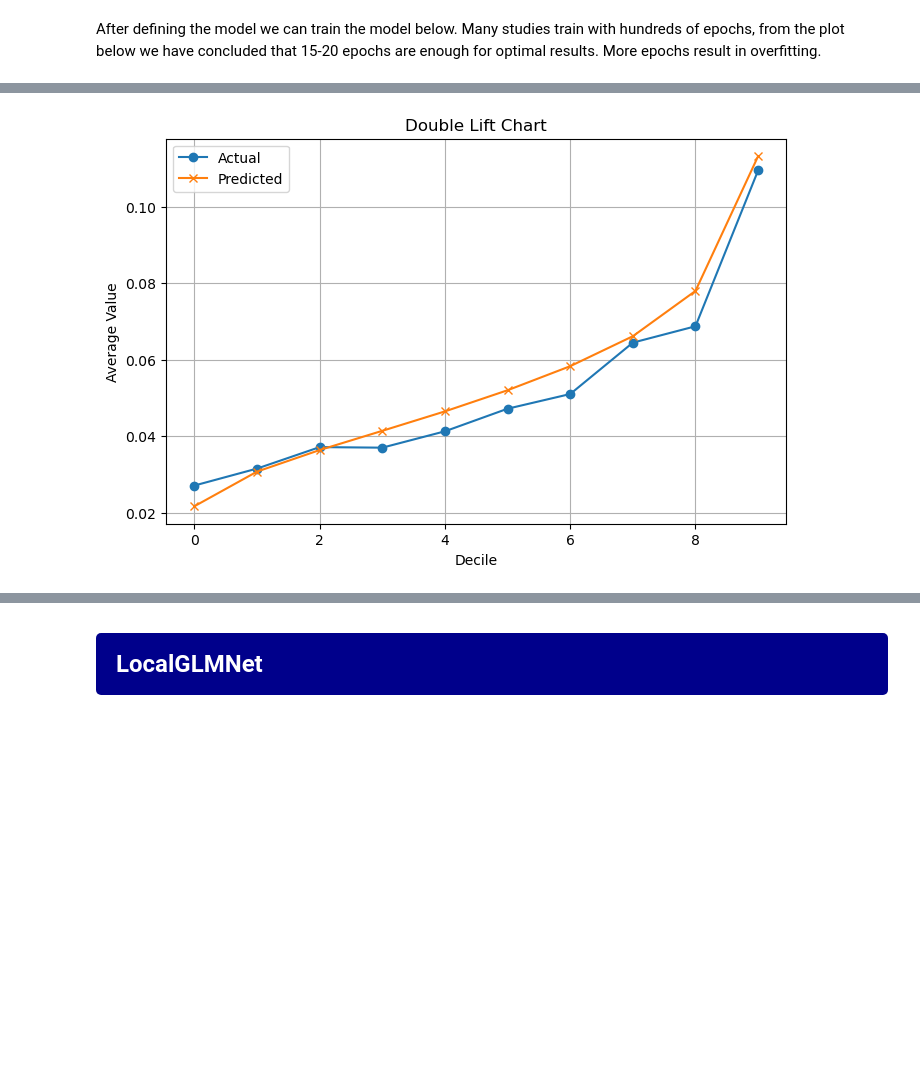
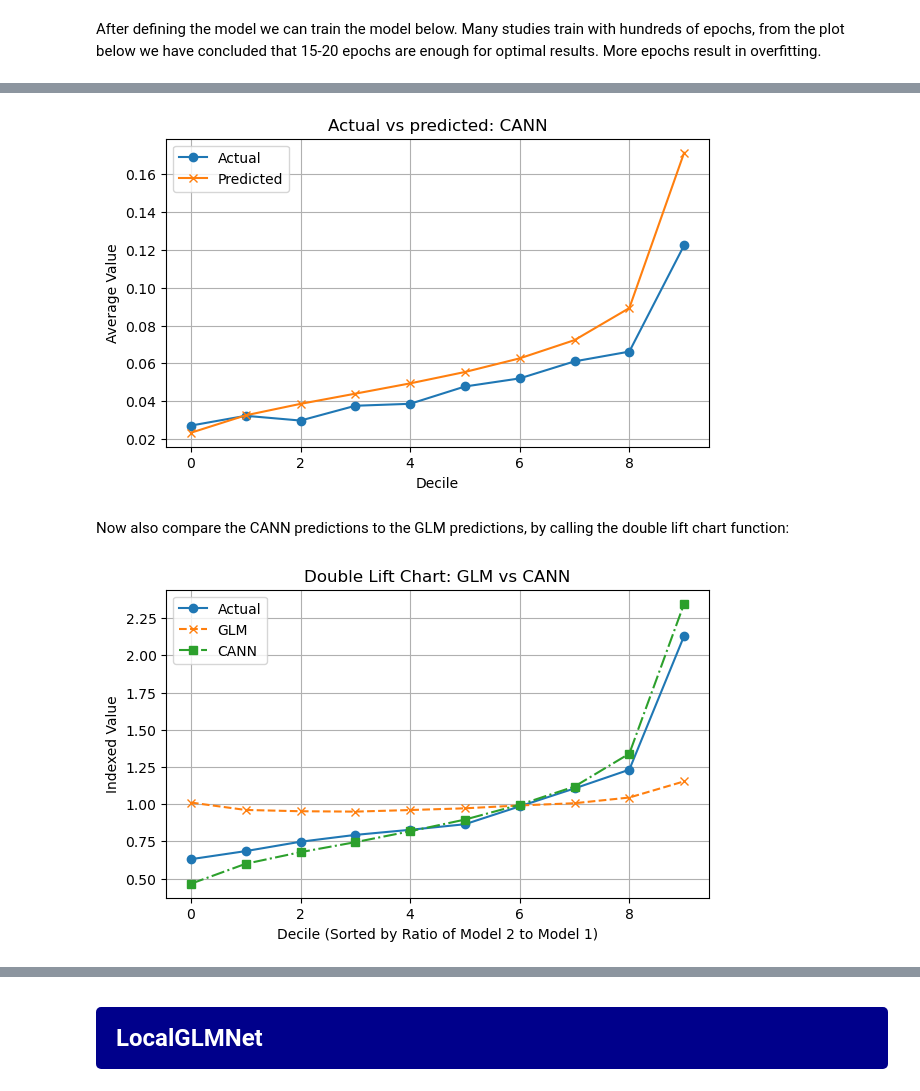
Before and after one commit to bart-custers/DL_for_Actuaries, a Jupyter notebook: notebooks/DL_for_Actuaries.ipynb, the cells around one changed output, grey strips where cells are left out. Saved outputs shown, nothing was run; the diff lists cells and outputs as text; code cells hidden in the pictures; blank space fills up the shorter version.

```diff
--- a/notebooks/DL_for_Actuaries.ipynb
+++ b/notebooks/DL_for_Actuaries.ipynb
@@ -397,6 +444,12 @@ CANN - RMSE: 0.2329, MAE: 0.0994, Poisson Deviance: 0.3045
 # %%
 cann_preds_test_adj = np.ravel(cann_preds_test)
-double_lift_chart(y_test, cann_preds_test_adj)
+quantile_plot("CANN",y_test, cann_preds_test_adj)
 # %% [output]
-[figure, old version]
+[figure, new version]
+# %% [markdown]
+Now also compare the CANN predictions to the GLM predictions, by calling the double lift chart function:
+# %%
+double_lift_chart("GLM", "CANN", y_test, glm_preds_test, cann_preds_test_adj, exposure_test, num_bins=10)
+# %% [output]
+[figure, added]
 # %% [markdown]
```
Also changed, not shown: parts of 39 cells of this notebook.
